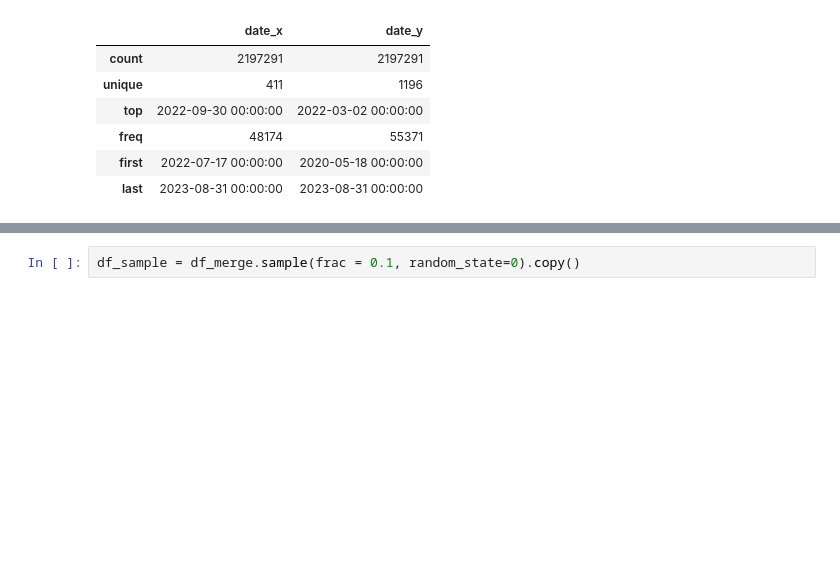
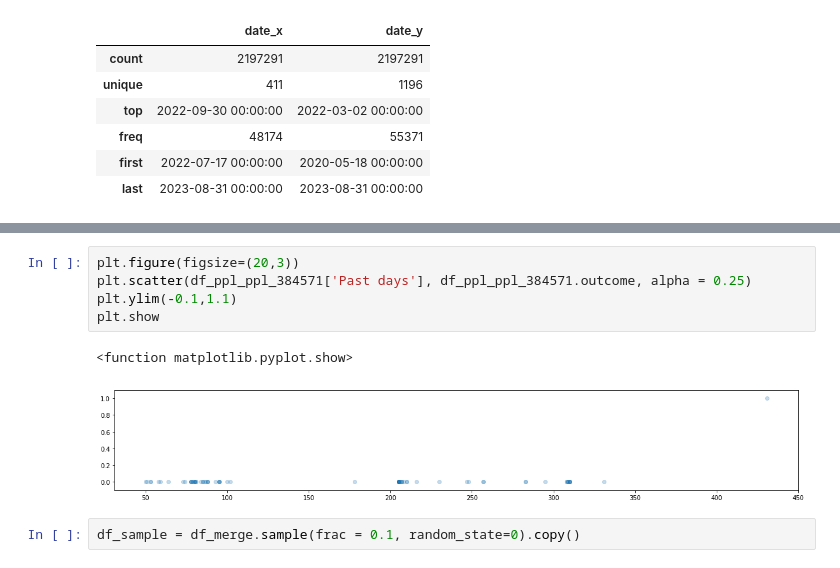
Before and after one commit to sooooner/dss_team_project_ML, a Jupyter notebook: red_hat/sooner.ipynb, the cells around one changed output, grey strips where cells are left out. Saved outputs shown, nothing was run; the diff lists cells and outputs as text; blank space fills up the shorter version.

```diff
--- a/red_hat/sooner.ipynb
+++ b/red_hat/sooner.ipynb
@@ -142,2 +160,10 @@ df_merge[['date_x', 'date_y']].describe()
+# %%
+plt.figure(figsize=(20,3))
+plt.scatter(df_ppl_ppl_384571['Past days'], df_ppl_ppl_384571.outcome, alpha = 0.25)
+plt.ylim(-0.1,1.1)
+plt.show
+# %% [output]
+<function matplotlib.pyplot.show>
+[figure, added]
 # %%
 df_sample = df_merge.sample(frac = 0.1, random_state=0).copy()
```
Also changed, not shown: parts of 16 cells of this notebook.
